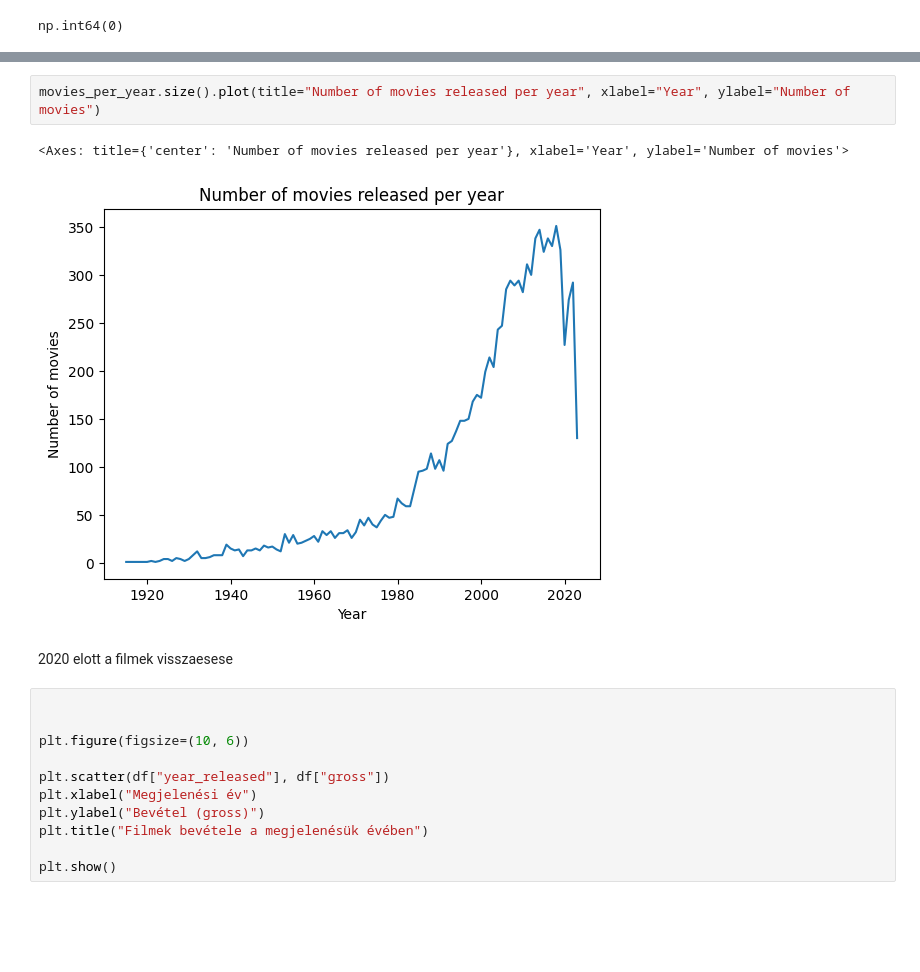
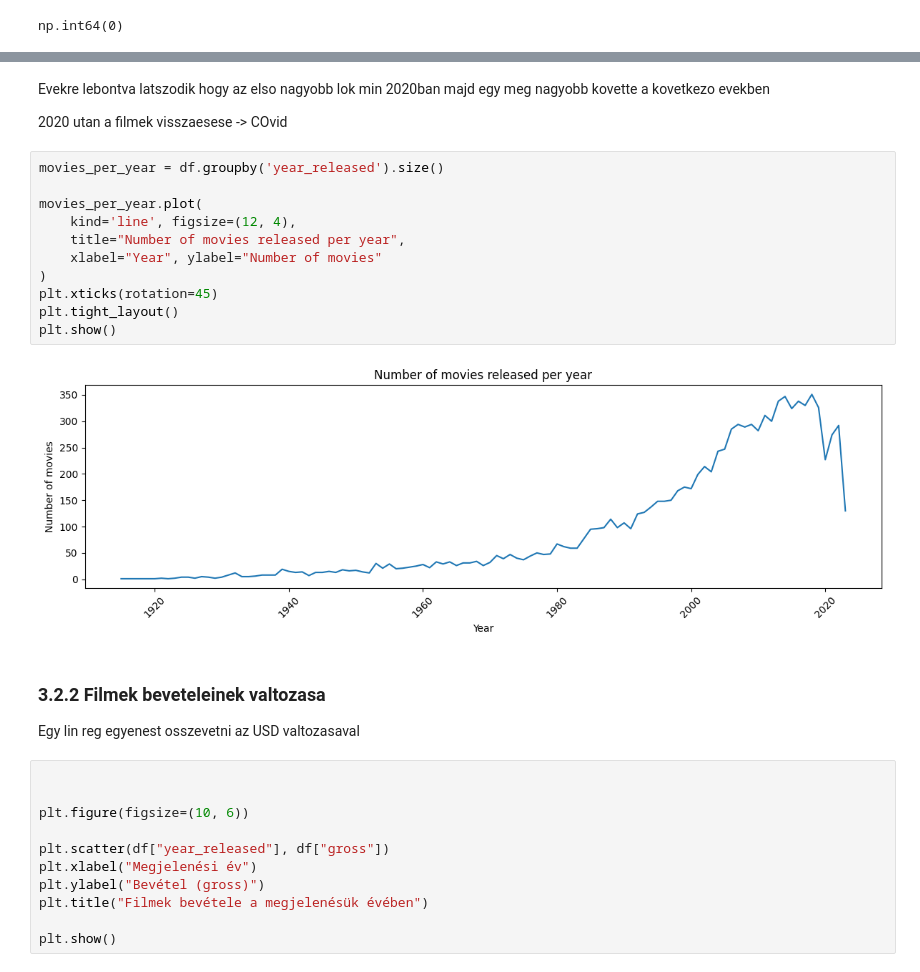
Before and after one commit to gutbrot/dataS, a Jupyter notebook: hw/EDA.ipynb, the cells around one changed output, grey strips where cells are left out. Saved outputs shown, nothing was run; the diff lists cells and outputs as text; blank space fills up the shorter version.

```diff
--- a/hw/EDA.ipynb
+++ b/hw/EDA.ipynb
@@ -135,10 +218,24 @@ Filmek megjelenéseinek darabszáma az évek során
+# %% [markdown]
+Evekre lebontva latszodik hogy az elso nagyobb lok min 2020ban majd egy meg nagyobb kovette a kovetkezo evekben
+
+2020 utan a filmek visszaesese -> COvid
 # %%
-movies_per_year.size().plot(title="Number of movies released per year", xlabel="Year", ylabel="Number of movies")
+movies_per_year = df.groupby('year_released').size()
+
+movies_per_year.plot(
+    kind='line', figsize=(12, 4),
+    title="Number of movies released per year",
+    xlabel="Year", ylabel="Number of movies"
+)
+plt.xticks(rotation=45)
+plt.tight_layout()
+plt.show()
 # %% [output]
-<Axes: title={'center': 'Number of movies released per year'}, xlabel='Year', ylabel='Number of movies'>
-[figure, old version]
+[figure, new version]
-# %% [markdown]
-2020 elott a filmek visszaesese
+# %% [markdown]
+### 3.2.2 Filmek beveteleinek valtozasa
+
+Egy lin reg egyenest osszevetni az USD valtozasaval
 # %%
 
 
```
Also changed, not shown: parts of 49 cells of this notebook, 1 other file.
